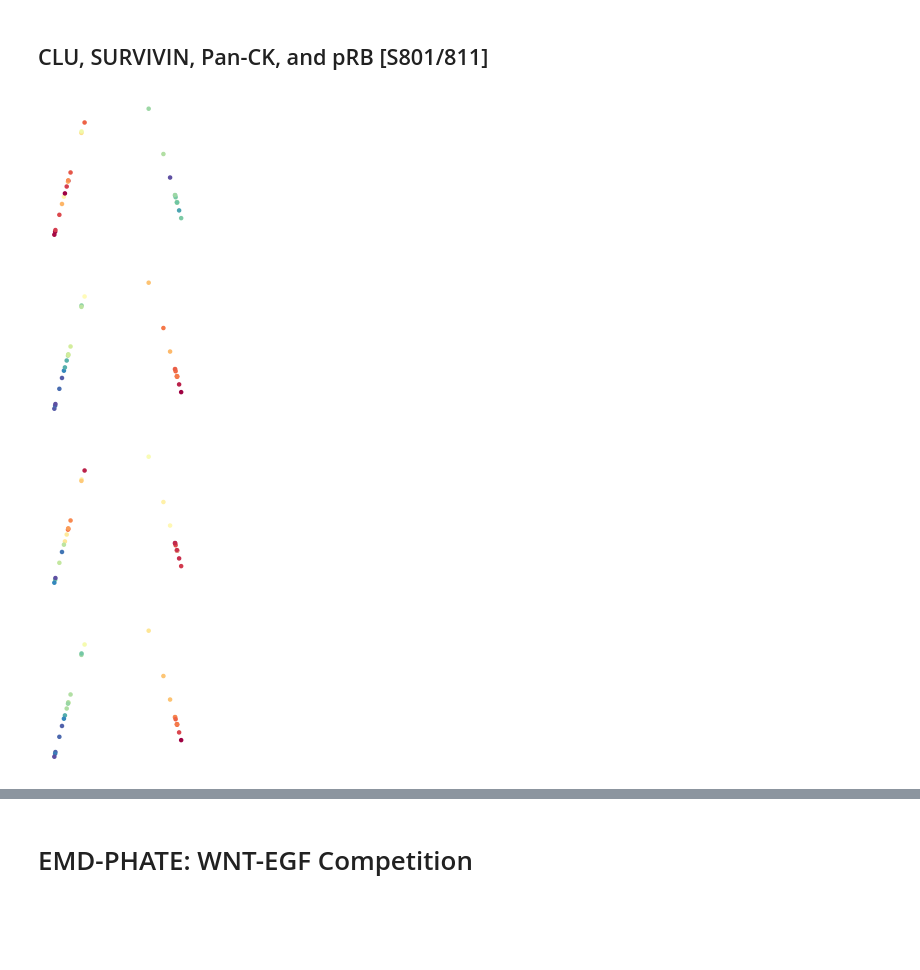
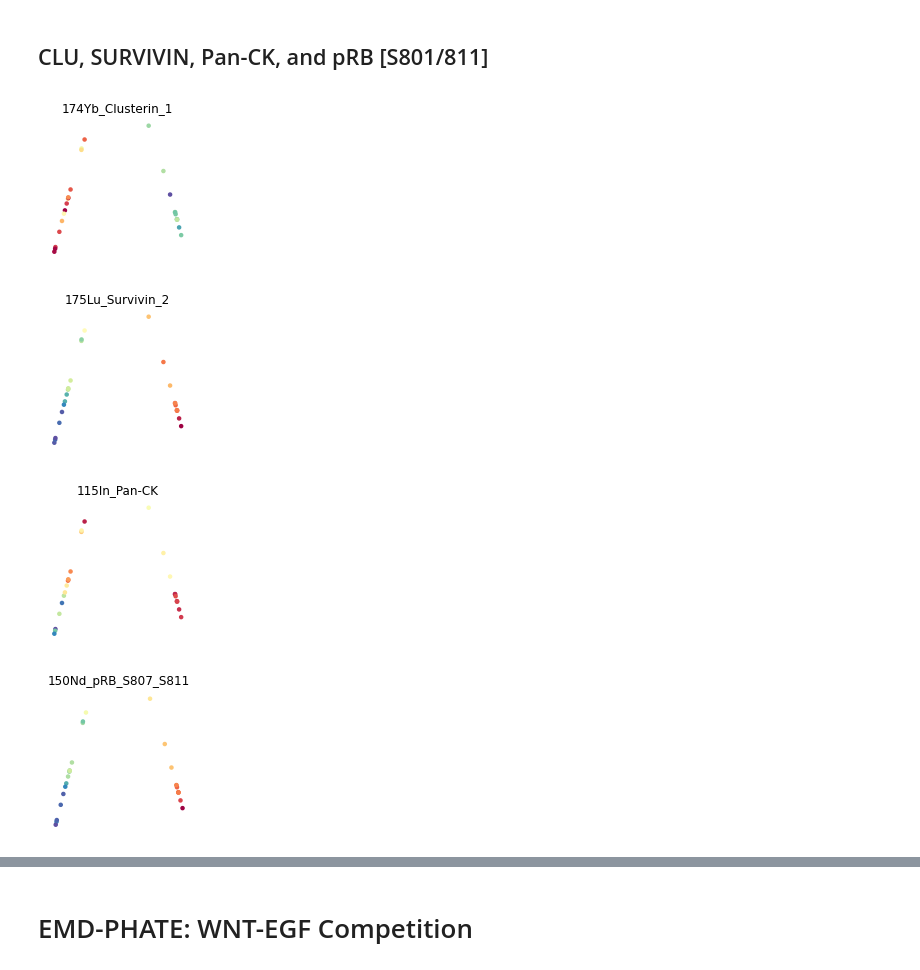
Before and after one commit to TAPE-Lab/Qin-CardosoRodriguez-et-al, a Jupyter notebook: Figure3_4-S3_S4/WNT-EGF Competition/wnt-egf-competition_fig-s4.ipynb, the cells around one changed output, grey strips where cells are left out. Drawn from its saved outputs; the diff is of its cells as text; code cells hidden in the pictures; blank space fills up the shorter version.

```diff
--- a/Figure3_4-S3_S4/WNT-EGF Competition/wnt-egf-competition_fig-s4.ipynb
+++ b/Figure3_4-S3_S4/WNT-EGF Competition/wnt-egf-competition_fig-s4.ipynb
@@ -300,31 +296,32 @@ fig.axis("off")
 # %%
 for marker in ["174Yb_Clusterin_1", "175Lu_Survivin_2", "115In_Pan-CK", "150Nd_pRB_S807_S811"]:
     fig, ax = plt.subplots(1, 1, figsize=(1.8, 1.8))
     fig = scprep.plot.scatter2d(
         Y_phate_df.iloc[:, -2:],
         c=Y_phate_df.loc[:, marker],
         cmap=sns.color_palette("Spectral_r", as_cmap=True),
         ticks=False,
         s=5,
         # xlabel=f"PC1_{pc1}%",
         # ylabel=f"PC2_{pc2}%",
         xlabel="",
         ylabel="",
         legend=False,
-        title="",
+        title=marker,
+        fontsize=5,
         # legend_ncol=2,
         ax=ax,
     )
     fig.axis("off")
     # plt.savefig(
     #     f"{output_dir}/EMD-PHATE_WNT-EGF-Gradient_{marker}.pdf",
     #     bbox_inches="tight",
     #     )
 # %% [output]
-[figure, old version]
+[figure, new version]
-[figure, old version]
+[figure, new version]
-[figure, old version]
+[figure, new version]
-[figure, old version]
+[figure, new version]
 [interactive output not drawn]
 # %% [markdown]
 # EMD-PHATE: WNT-EGF Competition
```
Also changed, not shown: parts of 6 cells of this notebook, 3 other files.
